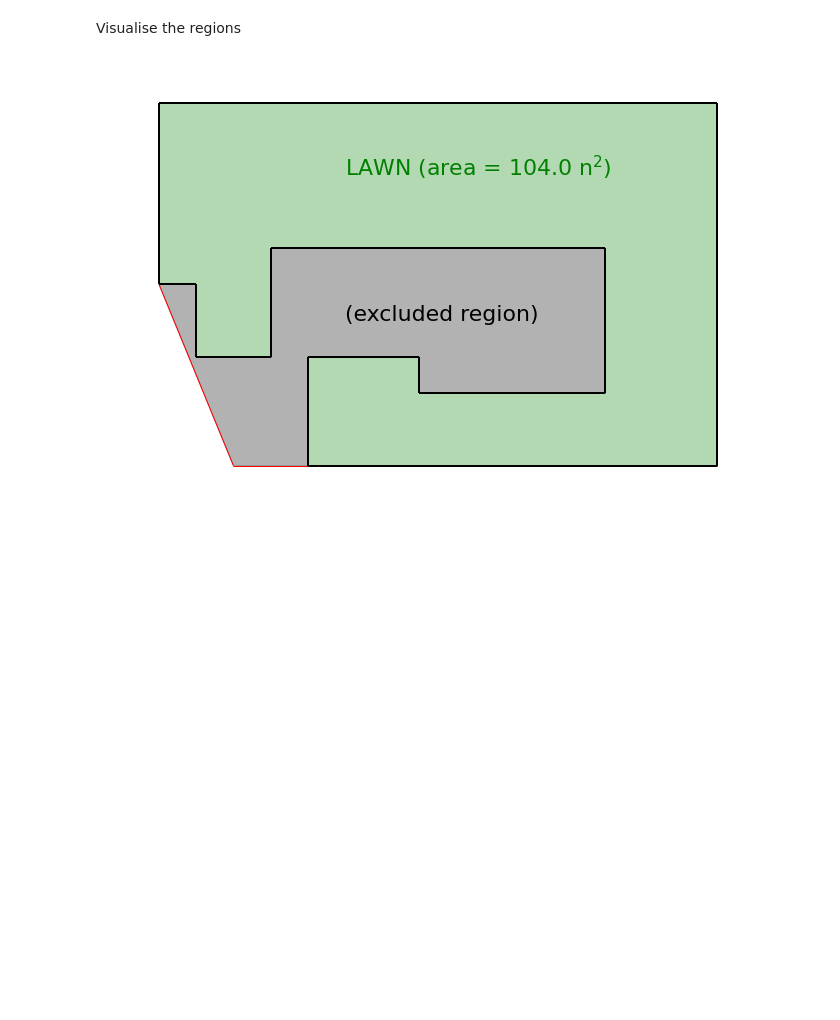
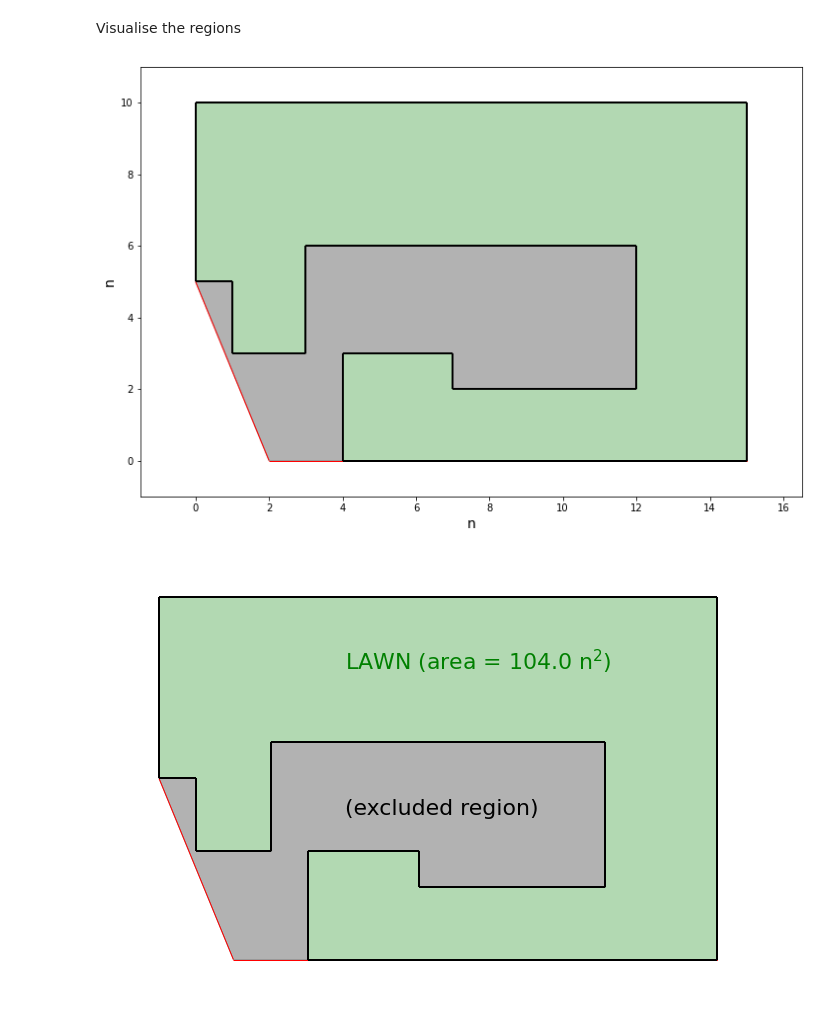
Before and after one commit to achiappo/Simulator, a Jupyter notebook: lawn_mower_path.ipynb, the cells around one changed output. Drawn from its saved outputs; the diff is of its cells as text; code cells hidden in the pictures; blank space fills up the shorter version.

Commit message:
added lawn image

```diff
--- a/lawn_mower_path.ipynb
+++ b/lawn_mower_path.ipynb
@@ -43,6 +43,12 @@ region_points = [[(0,10), (15,10)],
                 ]
 # %% [markdown]
 Visualise the regions
+# %%
+_, ax = plot.get_lawn_region_plot(lawn_points, region_points)
+ax.axis('on');
+matplotlib.pyplot.savefig("media/lawn.png");
+# %% [output]
+[figure, added]
 # %%
 _, ax = plot.get_lawn_region_plot(lawn_points, region_points)
 
```
Also changed, not shown: 1 other file.
